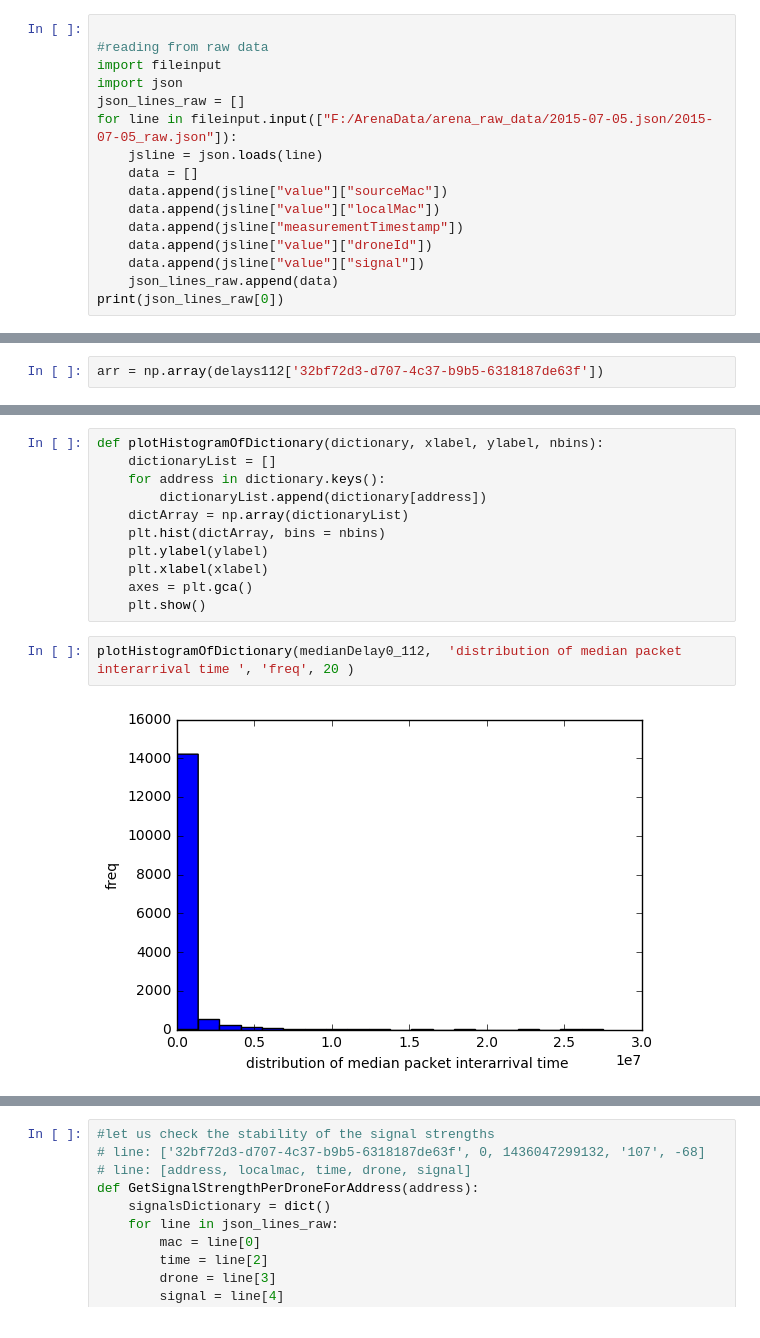
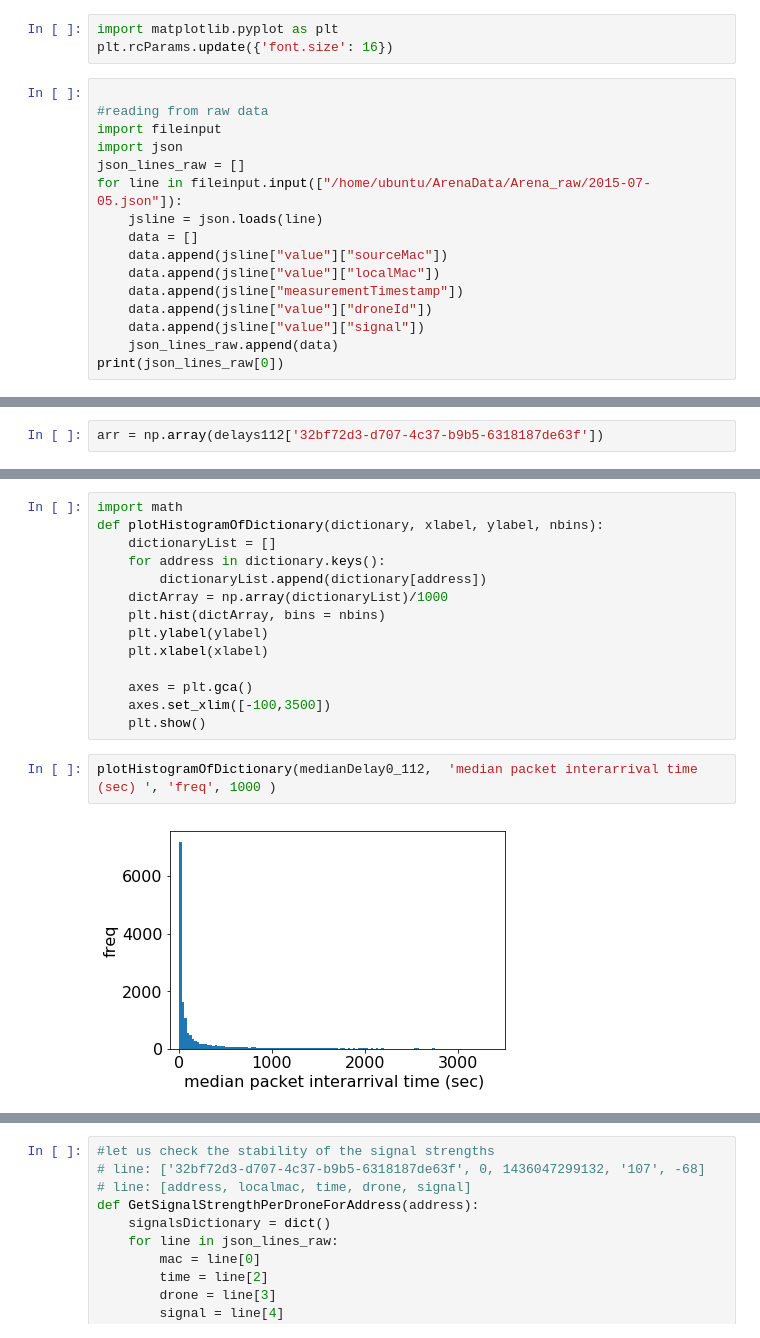
Before and after one commit to ArenA-Crowds/Crowds, a Jupyter notebook: ArenaRawDataAnalysis.ipynb, the cells around one changed output, grey strips where cells are left out. Cells and saved outputs as stored; diff of their text form.

```diff
--- a/ArenaRawDataAnalysis.ipynb
+++ b/ArenaRawDataAnalysis.ipynb
@@ -1,12 +1,15 @@
 # %% [markdown]
 Packet rate analysis + signal strengths plotting
+# %%
+import matplotlib.pyplot as plt
+plt.rcParams.update({'font.size': 16})
 # %%
 
 #reading from raw data
 import fileinput
 import json
 json_lines_raw = []
-for line in fileinput.input(["F:/ArenaData/arena_raw_data/2015-07-05.json/2015-07-05_raw.json"]):
+for line in fileinput.input(["/home/ubuntu/ArenaData/Arena_raw/2015-07-05.json"]):
     jsline = json.loads(line)
     data = []
     data.append(jsline["value"]["sourceMac"])
@@ -184,18 +221,21 @@ plt.show()
 # %%
+import math
 def plotHistogramOfDictionary(dictionary, xlabel, ylabel, nbins):
     dictionaryList = []
     for address in dictionary.keys():
         dictionaryList.append(dictionary[address])
-    dictArray = np.array(dictionaryList)
+    dictArray = np.array(dictionaryList)/1000
     plt.hist(dictArray, bins = nbins)
     plt.ylabel(ylabel)
     plt.xlabel(xlabel)
+
     axes = plt.gca()
+    axes.set_xlim([-100,3500])
     plt.show()
 # %%
-plotHistogramOfDictionary(medianDelay0_112,  'distribution of median packet interarrival time ', 'freq', 20 )
+plotHistogramOfDictionary(medianDelay0_112,  'median packet interarrival time (sec) ', 'freq', 1000 )
 # %% [output]
-[figure, old version]
+[figure, new version]
 # %%
 plotHistogramOfDictionary(stderrDelay0_112, 'stdev packet delay for non-randomized addresses for drone 112', 'freq', 2000 )
 # %% [output]
```
Also changed, not shown: parts of 10 cells of this notebook, 3 other files.
